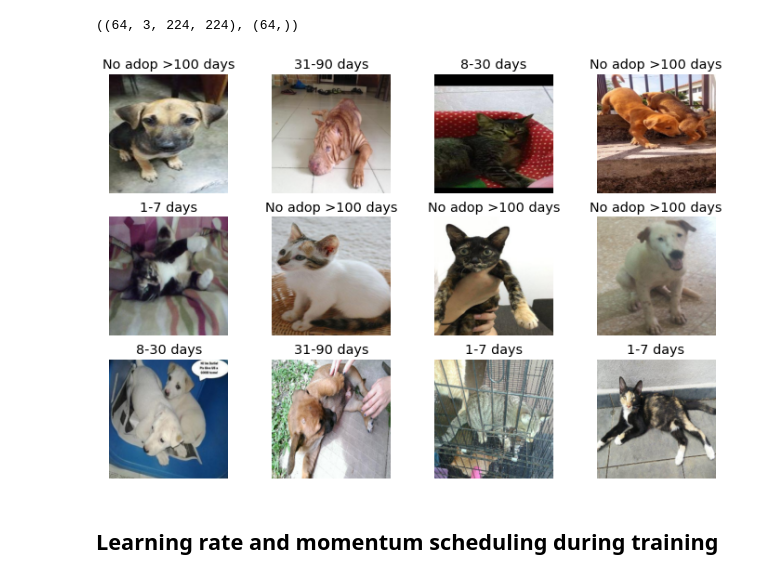
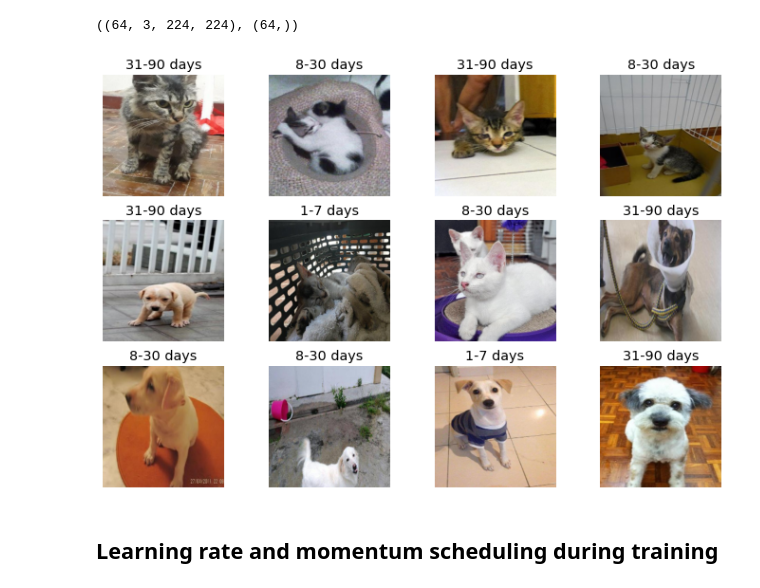
Before and after one commit to FraPochetti/KagglePlaygrounds, a Jupyter notebook: petfinder/PetFinder_CV.ipynb, the cells around one changed output. Drawn from its saved outputs; the diff is of its cells as text; code cells hidden in the pictures.

```diff
--- a/petfinder/PetFinder_CV.ipynb
+++ b/petfinder/PetFinder_CV.ipynb
@@ -184,10 +184,10 @@ def show_batch(rec_file):
         ax.set_title(title)
         ax.set_axis_off()
         ax.imshow((im.clip(0, 255)).asnumpy())
-# %%
-show_batch('valid.rec')
-# %% [output]
-[figure, removed]
+# %%
+show_batch(valid_rec)
+# %% [output]
+[figure, added]
 # %% [markdown]
 ## Learning rate and momentum scheduling during training
 # %%
```
Also changed, not shown: parts of 5 cells of this notebook, 3 other files.
